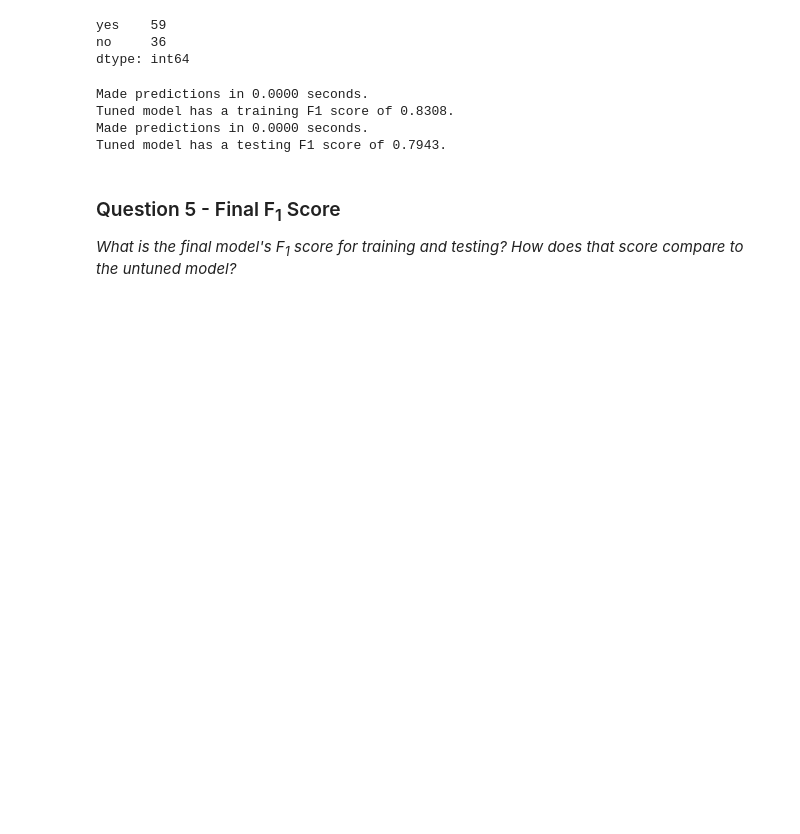
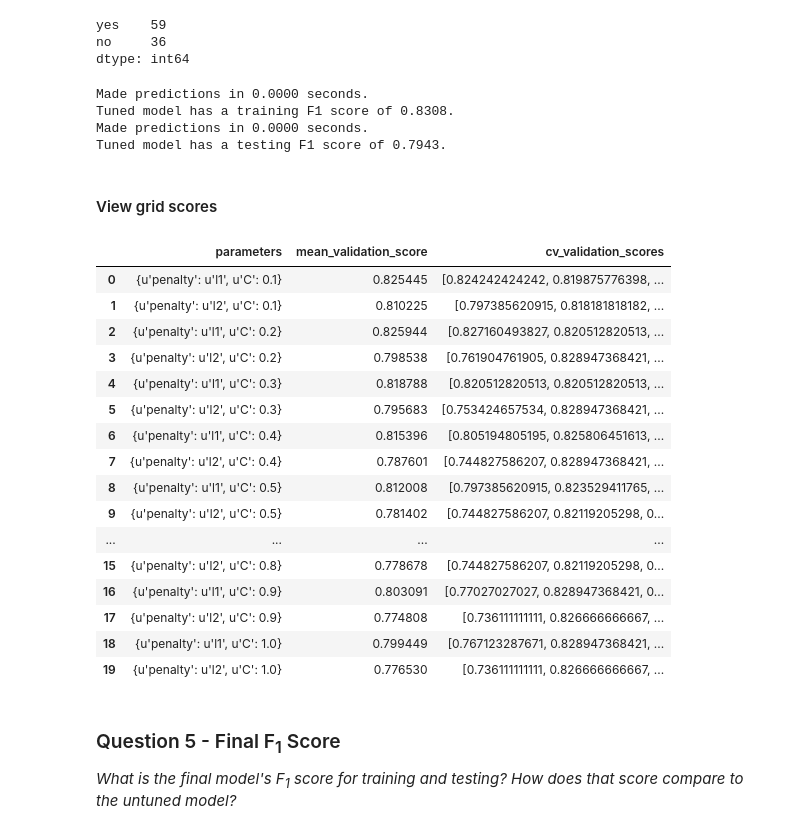
Before and after one commit to annchong/student_intervention, a Jupyter notebook: student_intervention.ipynb, the cells around one changed output. Drawn from its saved outputs; the diff is of its cells as text; code cells hidden in the pictures; blank space fills up the shorter version.

```diff
--- a/student_intervention.ipynb
+++ b/student_intervention.ipynb
@@ -516,8 +480,8 @@ from sklearn.metrics import f1_score # for scoring function
 #parameters = [{'penalty':['l1','l2'],'C':[0.1,0.5,1.0]}]
 parameters = [{'penalty':['l1','l2'],'C':list(np.arange(0.1,1.1,0.1))}]
 
-# Initialize the classifier
-clf = LogisticRegression()
+# Set classifier to current settings for the chosen classifier
+clf = clf_B
 
 # Make an f1 scoring function using 'make_scorer'
 # Note to self: the F1 score can be interpreted as a weighted average of the precision and recall.  The F1 score reaches
@@ -546,6 +510,29 @@ Made predictions in 0.0000 seconds.
 Tuned model has a training F1 score of 0.8308.
 Made predictions in 0.0000 seconds.
 Tuned model has a testing F1 score of 0.7943.
+# %% [markdown]
+#### View grid scores
+# %%
+from IPython.display import display
+display(pd.DataFrame(grid_obj.grid_scores_))
+# %% [output]
+|  | parameters | mean_validation_score | cv_validation_scores |
+| 0 | {u'penalty': u'l1', u'C': 0.1} | 0.825445 | [0.824242424242, 0.819875776398, ... |
+| 1 | {u'penalty': u'l2', u'C': 0.1} | 0.810225 | [0.797385620915, 0.818181818182, ... |
+| 2 | {u'penalty': u'l1', u'C': 0.2} | 0.825944 | [0.827160493827, 0.820512820513, ... |
+| 3 | {u'penalty': u'l2', u'C': 0.2} | 0.798538 | [0.761904761905, 0.828947368421, ... |
+| 4 | {u'penalty': u'l1', u'C': 0.3} | 0.818788 | [0.820512820513, 0.820512820513, ... |
+| 5 | {u'penalty': u'l2', u'C': 0.3} | 0.795683 | [0.753424657534, 0.828947368421, ... |
+| 6 | {u'penalty': u'l1', u'C': 0.4} | 0.815396 | [0.805194805195, 0.825806451613, ... |
+| 7 | {u'penalty': u'l2', u'C': 0.4} | 0.787601 | [0.744827586207, 0.828947368421, ... |
+| 8 | {u'penalty': u'l1', u'C': 0.5} | 0.812008 | [0.797385620915, 0.823529411765, ... |
+| 9 | {u'penalty': u'l2', u'C': 0.5} | 0.781402 | [0.744827586207, 0.82119205298, 0... |
+| ... | ... | ... | ... |
+| 15 | {u'penalty': u'l2', u'C': 0.8} | 0.778678 | [0.744827586207, 0.82119205298, 0... |
+| 16 | {u'penalty': u'l1', u'C': 0.9} | 0.803091 | [0.77027027027, 0.828947368421, 0... |
+| 17 | {u'penalty': u'l2', u'C': 0.9} | 0.774808 | [0.736111111111, 0.826666666667, ... |
+| 18 | {u'penalty': u'l1', u'C': 1.0} | 0.799449 | [0.767123287671, 0.828947368421, ... |
+| 19 | {u'penalty': u'l2', u'C': 1.0} | 0.776530 | [0.736111111111, 0.826666666667, ... |
 # %% [markdown]
 ### Question 5 - Final F<sub>1</sub> Score
 *What is the final model's F<sub>1</sub> score for training and testing? How does that score compare to the untuned model?*
```
Also changed, not shown: parts of 18 cells of this notebook, 1 other file.
